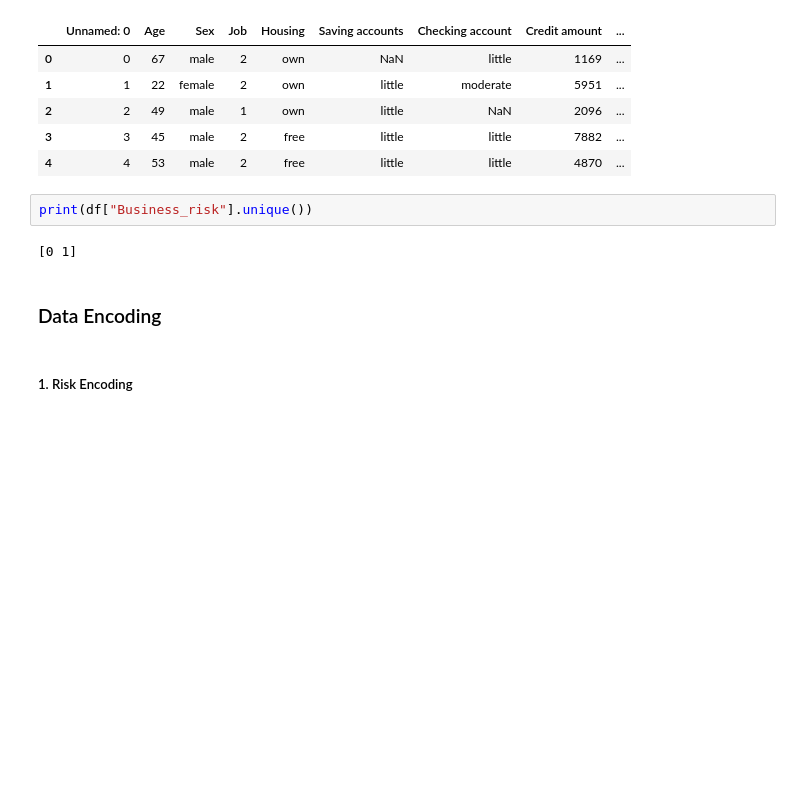
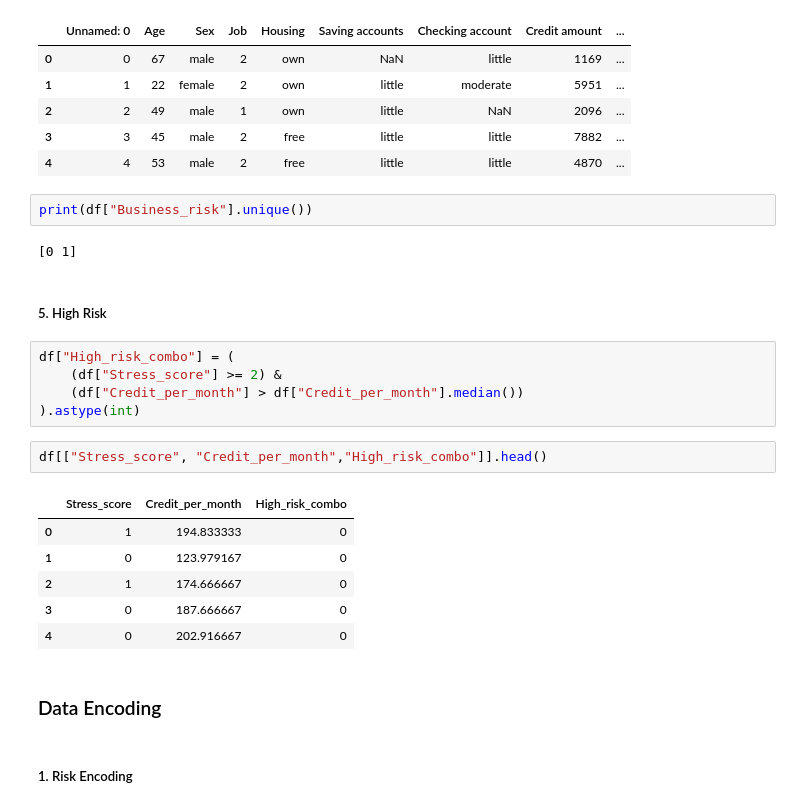
Before and after one commit to aaryanyaadav/Credit-Risk-System, a Jupyter notebook: notebook/eda.ipynb, the cells around one changed output. Saved outputs shown, nothing was run; the diff lists cells and outputs as text; blank space fills up the shorter version.

```diff
--- a/notebook/eda.ipynb
+++ b/notebook/eda.ipynb
@@ -282,6 +282,22 @@ df.head()
 print(df["Business_risk"].unique())
 # %% [output]
 [0 1]
+# %% [markdown]
+##### 5. High Risk
+# %%
+df["High_risk_combo"] = (
+    (df["Stress_score"] >= 2) &
+    (df["Credit_per_month"] > df["Credit_per_month"].median())
+).astype(int)
+# %%
+df[["Stress_score", "Credit_per_month","High_risk_combo"]].head()
+# %% [output]
+|  | Stress_score | Credit_per_month | High_risk_combo |
+| 0 | 1 | 194.833333 | 0 |
+| 1 | 0 | 123.979167 | 0 |
+| 2 | 1 | 174.666667 | 0 |
+| 3 | 0 | 187.666667 | 0 |
+| 4 | 0 | 202.916667 | 0 |
 # %% [markdown]
 ### Data Encoding
 # %% [markdown]
```
Also changed, not shown: 4 other files.
